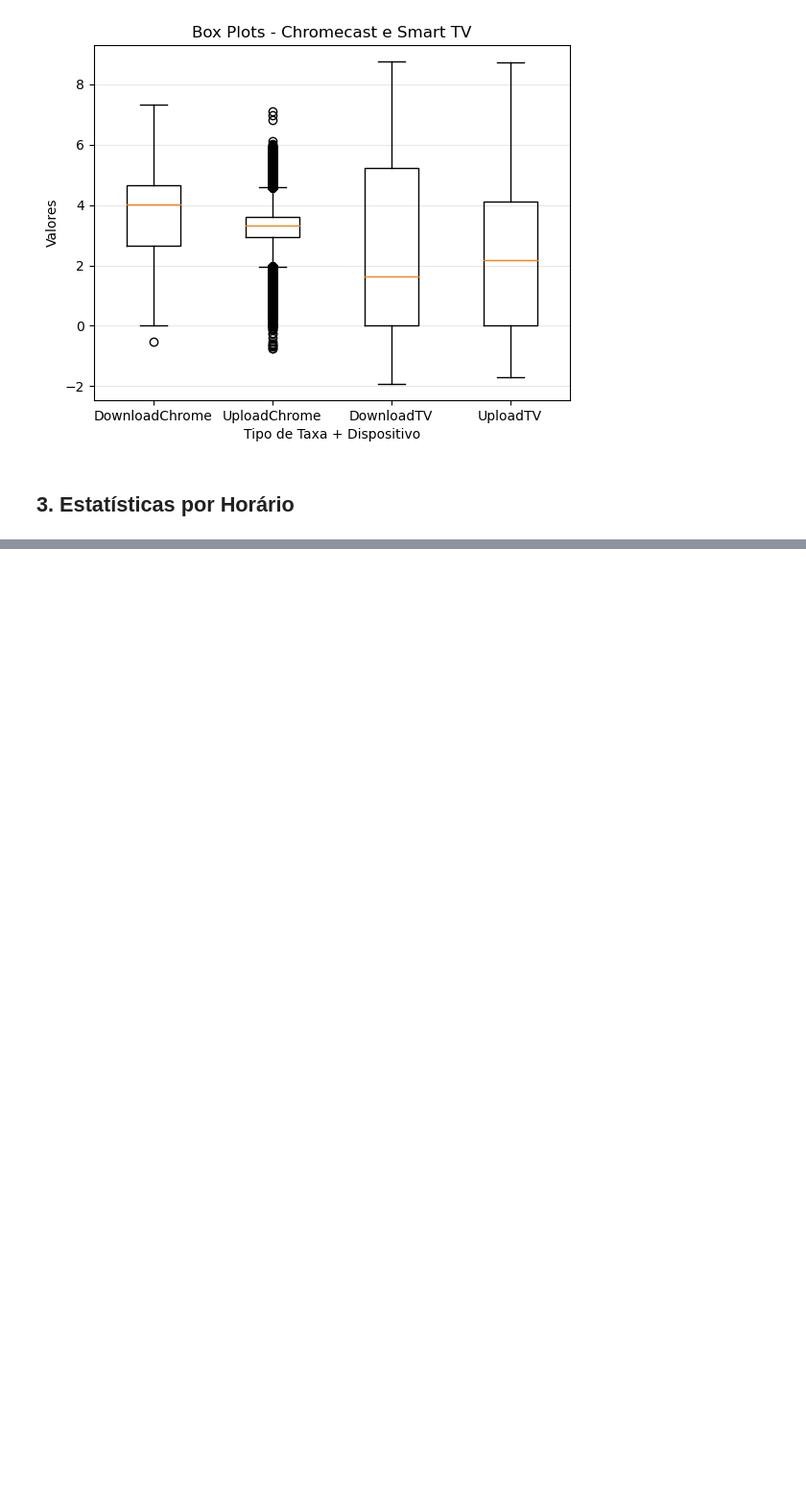
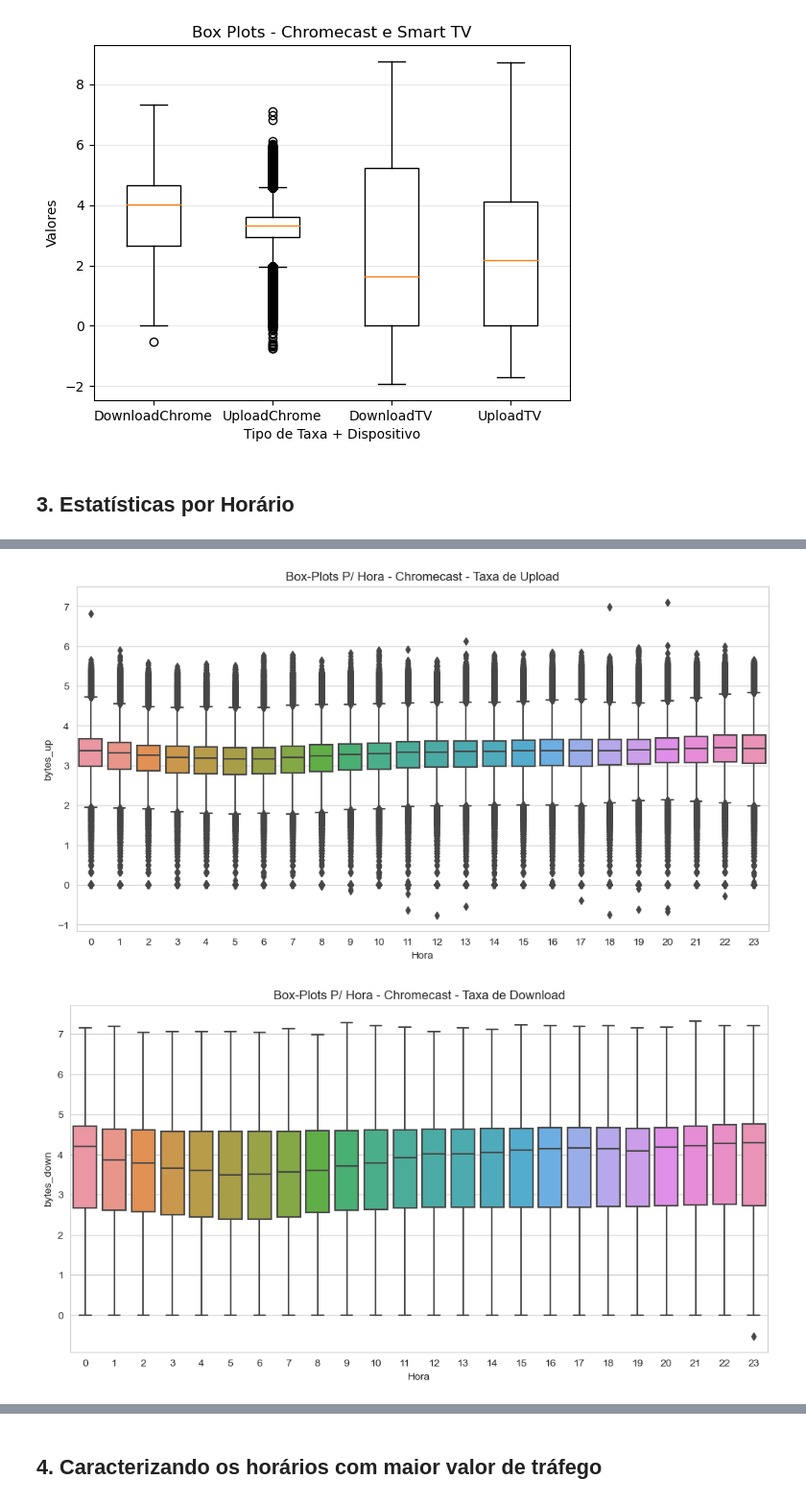
Before and after one commit to carol-santiago/Estat-stica-Projeto-Final, a Jupyter notebook: main.ipynb, the cells around one changed output, grey strips where cells are left out. Shown at 96% size. Drawn from its saved outputs; the diff is of its cells as text; code cells hidden in the pictures; blank space fills up the shorter version.

```diff
--- a/main.ipynb
+++ b/main.ipynb
@@ -186,24 +208,28 @@ plot_statistics(df_chromecast, label_chromecast)
 # %%
 def plot_hourly_boxplots(df, device, column):
 
     df['date_hour'] = pd.to_datetime(df['date_hour'])
     df['hour'] = df['date_hour'].dt.hour
     device_data = df[[column, 'hour']]
 
     label = 'Taxa de Download' if column == 'bytes_down' else 'Taxa de Upload'
 
     # Create a boxplot using Seaborn
     plt.figure(figsize=(12, 6))
     sns.boxplot(x='hour', y=column, data=device_data)
     plt.title(f'Box-Plots P/ Hora - {device} - {label}')
     plt.xlabel('Hora')
     plt.ylabel(f'{column}')
+    sns.set_style('whitegrid')
     plt.savefig(f'output_data/3_stats_p_hora/boxplot_{device}_{column}.png')
     plt.show()
 
 # Example of usage for Chromecast and Smart-TV, bytes_up and bytes_down
 # Replace df_chromecast and df_smarttv with your actual DataFrames
 plot_hourly_boxplots(df_chromecast, 'Chromecast', 'bytes_up')
 plot_hourly_boxplots(df_chromecast, 'Chromecast', 'bytes_down')
 plot_hourly_boxplots(df_smarttv, 'SmartTV', 'bytes_up')
 plot_hourly_boxplots(df_smarttv, 'SmartTV', 'bytes_down')
+# %% [output]
+[figure, added]
+[figure, added]
@@ -209,0 +238,2 @@ plot_hourly_boxplots(df_smarttv, 'SmartTV', 'bytes_down')
+# %% [markdown]
+## 4. Caracterizando os horários com maior valor de tráfego
```
Also changed, not shown: parts of 13 cells of this notebook, 16 other files.
